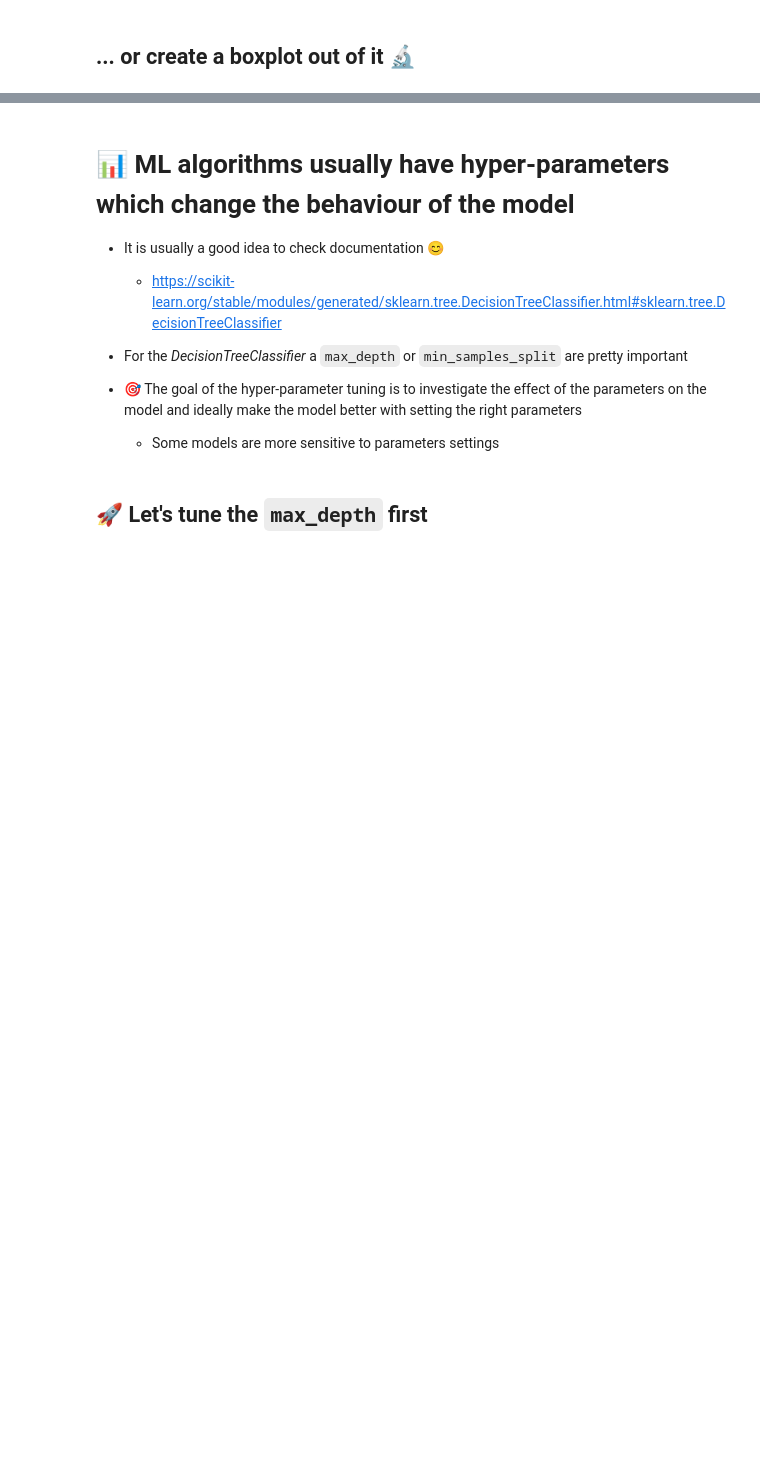
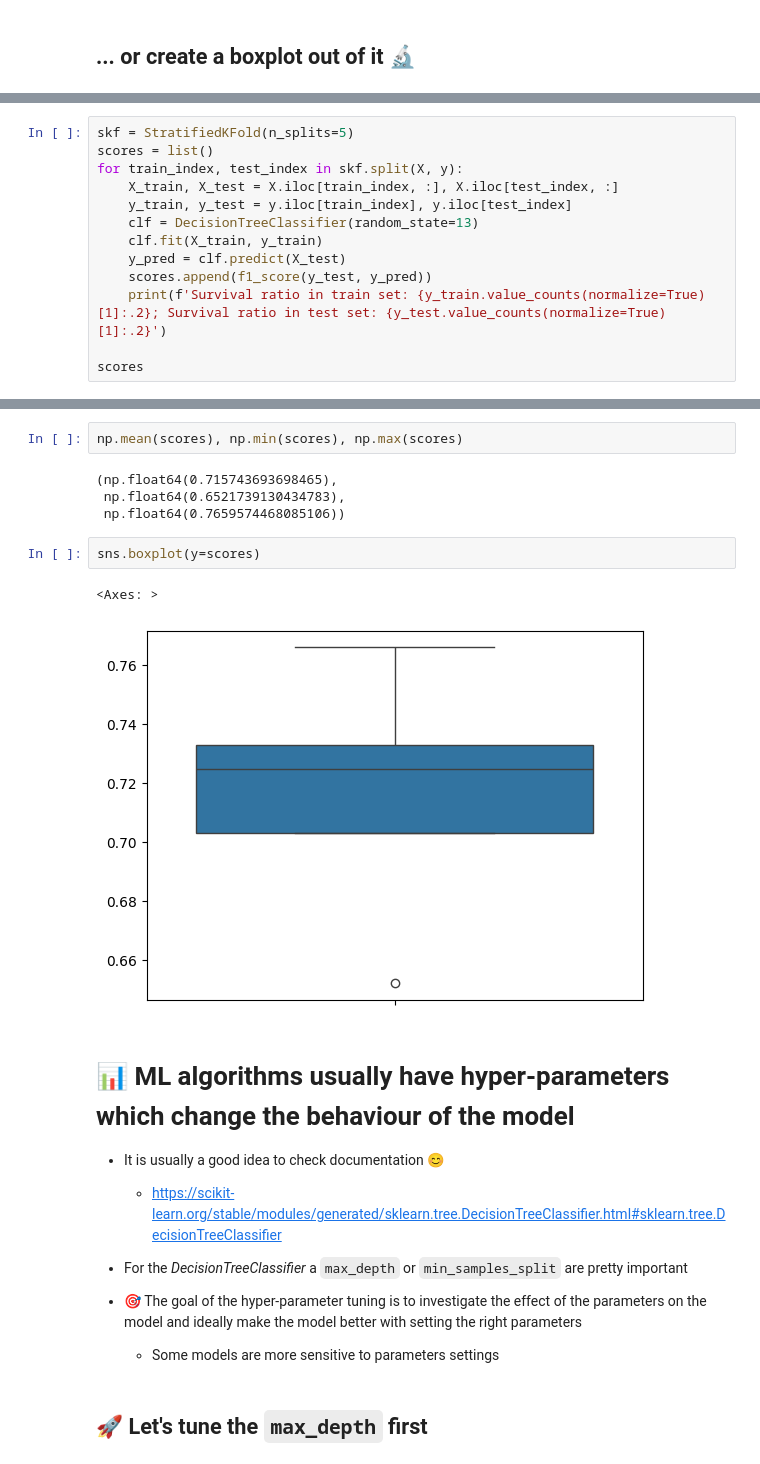
Before and after one commit to lubsar/EFREI-Introduction-to-Machine-Learning, a Jupyter notebook: iml_08.ipynb, the cells around one changed output, grey strips where cells are left out. Drawn from its saved outputs; the diff is of its cells as text; blank space fills up the shorter version.

```diff
--- a/iml_08.ipynb
+++ b/iml_08.ipynb
@@ -439,0 +500,13 @@ accuracy_score(y_test, y_pred)
+# %%
+skf = StratifiedKFold(n_splits=5)
+scores = list()
+for train_index, test_index in skf.split(X, y):
+    X_train, X_test = X.iloc[train_index, :], X.iloc[test_index, :]
+    y_train, y_test = y.iloc[train_index], y.iloc[test_index]
+    clf = DecisionTreeClassifier(random_state=13)
+    clf.fit(X_train, y_train)
+    y_pred = clf.predict(X_test)
+    scores.append(f1_score(y_test, y_pred))
+    print(f'Survival ratio in train set: {y_train.value_counts(normalize=True)[1]:.2}; Survival ratio in test set: {y_test.value_counts(normalize=True)[1]:.2}')
+
+scores
@@ -440,3 +524,14 @@ accuracy_score(y_test, y_pred)
+# %%
+np.mean(scores), np.min(scores), np.max(scores)
+# %% [output]
+(np.float64(0.715743693698465),
+ np.float64(0.6521739130434783),
+ np.float64(0.7659574468085106))
+# %%
+sns.boxplot(y=scores)
+# %% [output]
+<Axes: >
+[figure, added]
 # %% [markdown]
 # 📊 ML algorithms usually have hyper-parameters which change the behaviour of the model
 * It is usually a good idea to check documentation 😊
```
Also changed, not shown: parts of 24 cells of this notebook, 1 other file.
